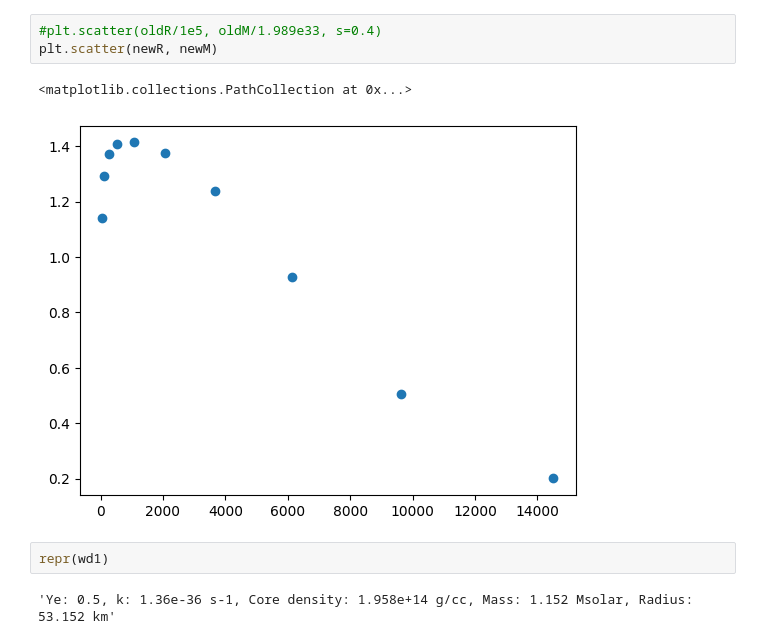
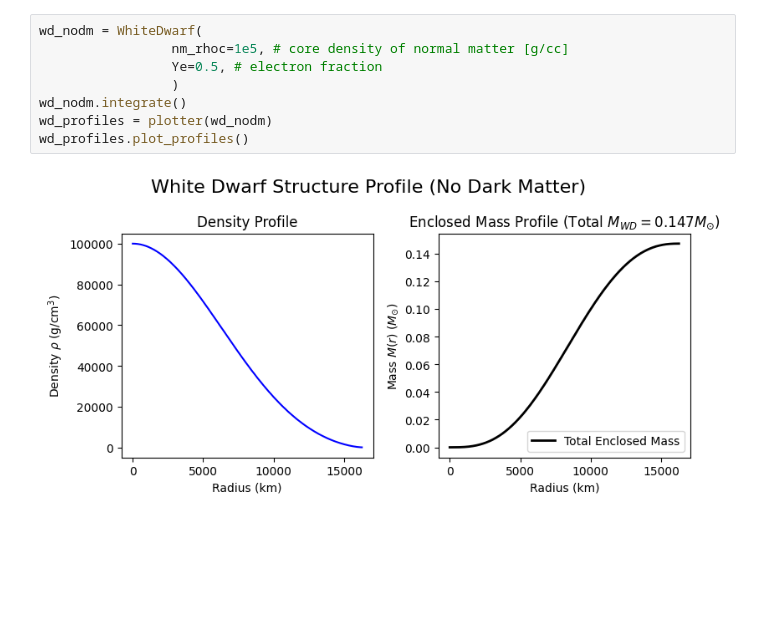
Before and after one commit to yttcari/FYP, a Jupyter notebook: main.ipynb, the cells around one changed output. Cells and saved outputs as stored; diff of their text form; blank space fills up the shorter version.

```diff
--- a/main.ipynb
+++ b/main.ipynb
@@ -57,10 +12,10 @@ newM = np.array(M)
-# %%
-#plt.scatter(oldR/1e5, oldM/1.989e33, s=0.4)
-plt.scatter(newR, newM)
-# %% [output]
-<matplotlib.collections.PathCollection at 0x...>
-[figure, removed]
-# %%
-repr(wd1)
-# %% [output]
-'Ye: 0.5, k: 1.36e-36 s-1, Core density: 1.958e+14 g/cc, Mass: 1.152 Msolar, Radius: 53.152 km'
+# %%
+wd_nodm = WhiteDwarf(
+                 nm_rhoc=1e5, # core density of normal matter [g/cc]
+                 Ye=0.5, # electron fraction
+                 )
+wd_nodm.integrate()
+wd_profiles = plotter(wd_nodm)
+wd_profiles.plot_profiles()
+# %% [output]
+[figure, added]
```
Also changed, not shown: parts of 10 cells of this notebook, 8 other files.
